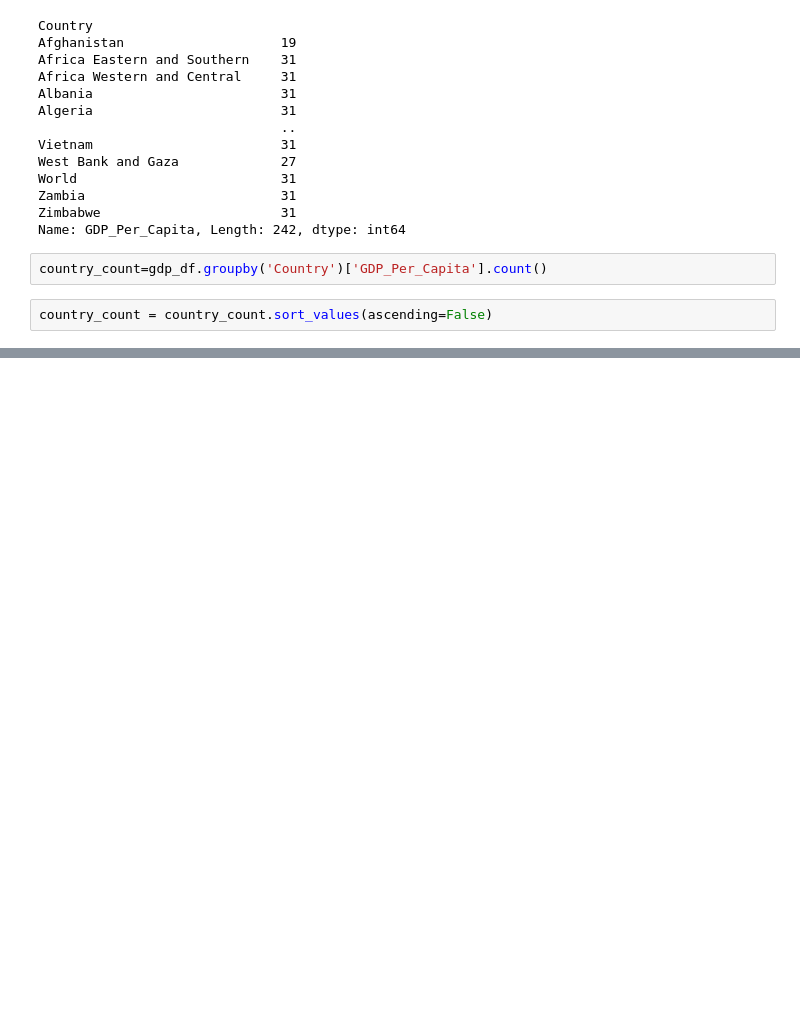
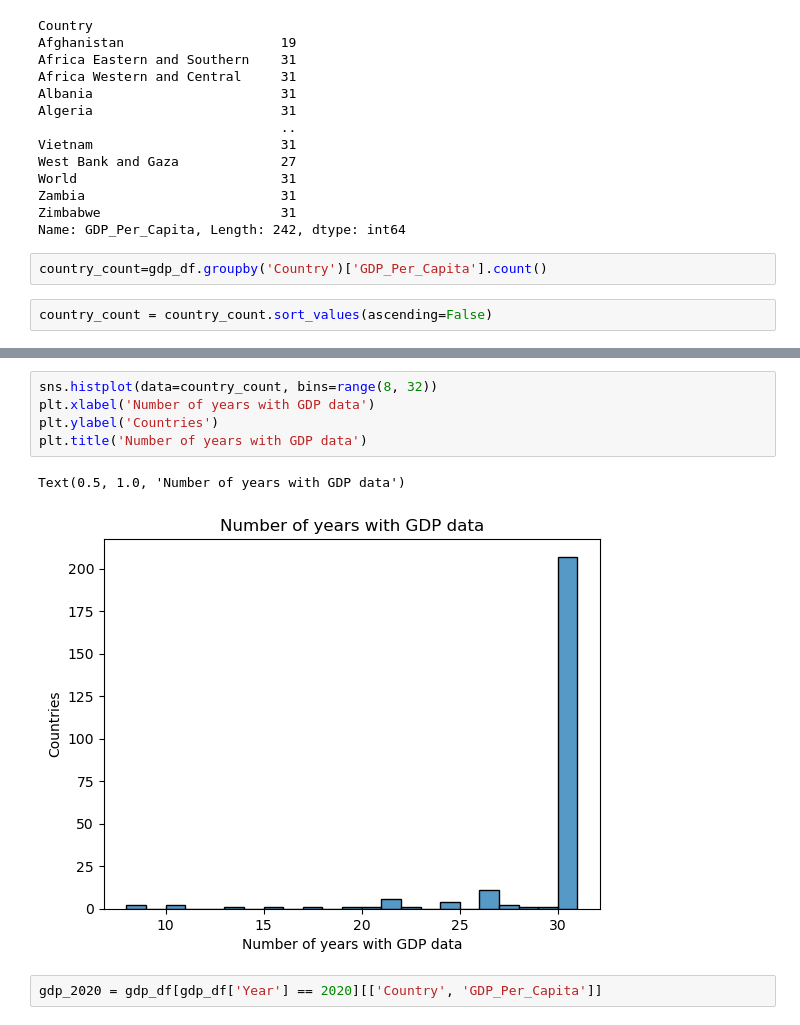
Before and after one commit to NSS-Data-Analytics-Cohort-8/gdp-and-internet-usage-BrandylynLanders, a Jupyter notebook: notebooks/un_project_bml.ipynb, the cells around one changed output, grey strips where cells are left out. Drawn from its saved outputs; the diff is of its cells as text; blank space fills up the shorter version.

```diff
--- a/notebooks/un_project_bml.ipynb
+++ b/notebooks/un_project_bml.ipynb
@@ -210,0 +208,10 @@ Text(0.5, 1.0, 'Distribution of number of years with GDP data')
+# %%
+sns.histplot(data=country_count, bins=range(8, 32))
+plt.xlabel('Number of years with GDP data')
+plt.ylabel('Countries')
+plt.title('Number of years with GDP data')
+# %% [output]
+Text(0.5, 1.0, 'Number of years with GDP data')
+[figure, added]
+# %%
+gdp_2020 = gdp_df[gdp_df['Year'] == 2020][['Country', 'GDP_Per_Capita']]
```
Also changed, not shown: parts of 63 cells of this notebook.
